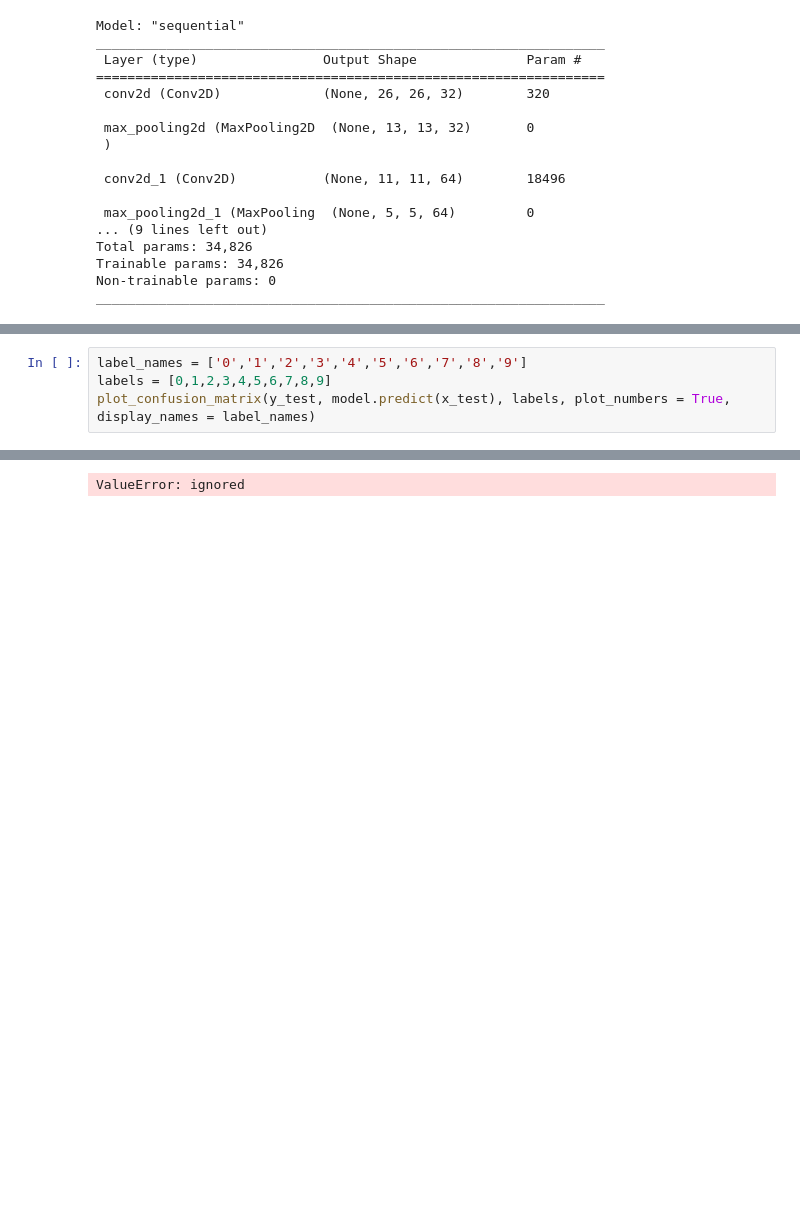
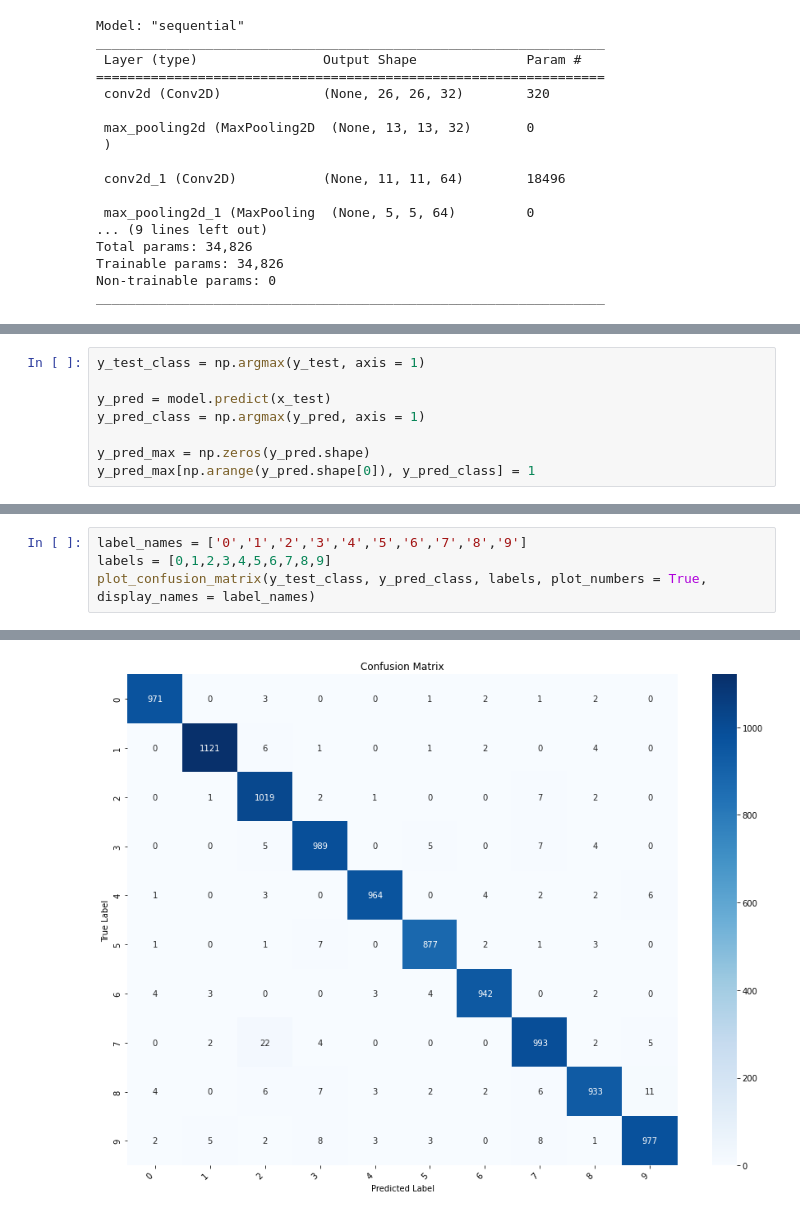
Before and after one commit to tigerrex9/Senior-Project, a Jupyter notebook: mnist_model.ipynb, the cells around one changed output, grey strips where cells are left out. Drawn from its saved outputs; the diff is of its cells as text; blank space fills up the shorter version.

```diff
--- a/mnist_model.ipynb
+++ b/mnist_model.ipynb
@@ -131,0 +164,8 @@ y_pred = model.predict(x_test)
+# %%
+y_test_class = np.argmax(y_test, axis = 1)
+
+y_pred = model.predict(x_test)
+y_pred_class = np.argmax(y_pred, axis = 1)
+
+y_pred_max = np.zeros(y_pred.shape)
+y_pred_max[np.arange(y_pred.shape[0]), y_pred_class] = 1
@@ -132,5 +174,5 @@ y_pred = model.predict(x_test)
 # %%
 label_names = ['0','1','2','3','4','5','6','7','8','9']
 labels = [0,1,2,3,4,5,6,7,8,9]
-plot_confusion_matrix(y_test, model.predict(x_test), labels, plot_numbers = True, display_names = label_names)
+plot_confusion_matrix(y_test_class, y_pred_class, labels, plot_numbers = True, display_names = label_names)
 # %% [output]
@@ -138 +179 @@ plot_confusion_matrix(y_test, model.predict(x_test), labels, plot_numbers = True
-ValueError: ignored
+[figure, added]
```
Also changed, not shown: parts of 7 cells of this notebook.
